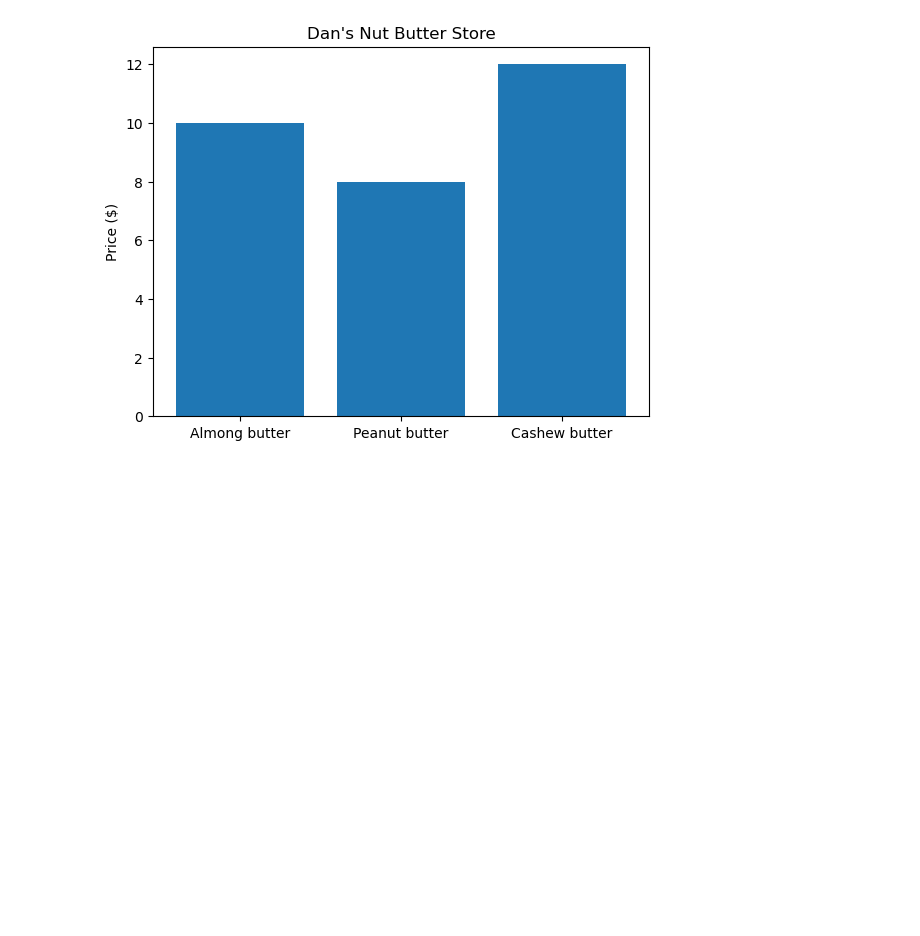
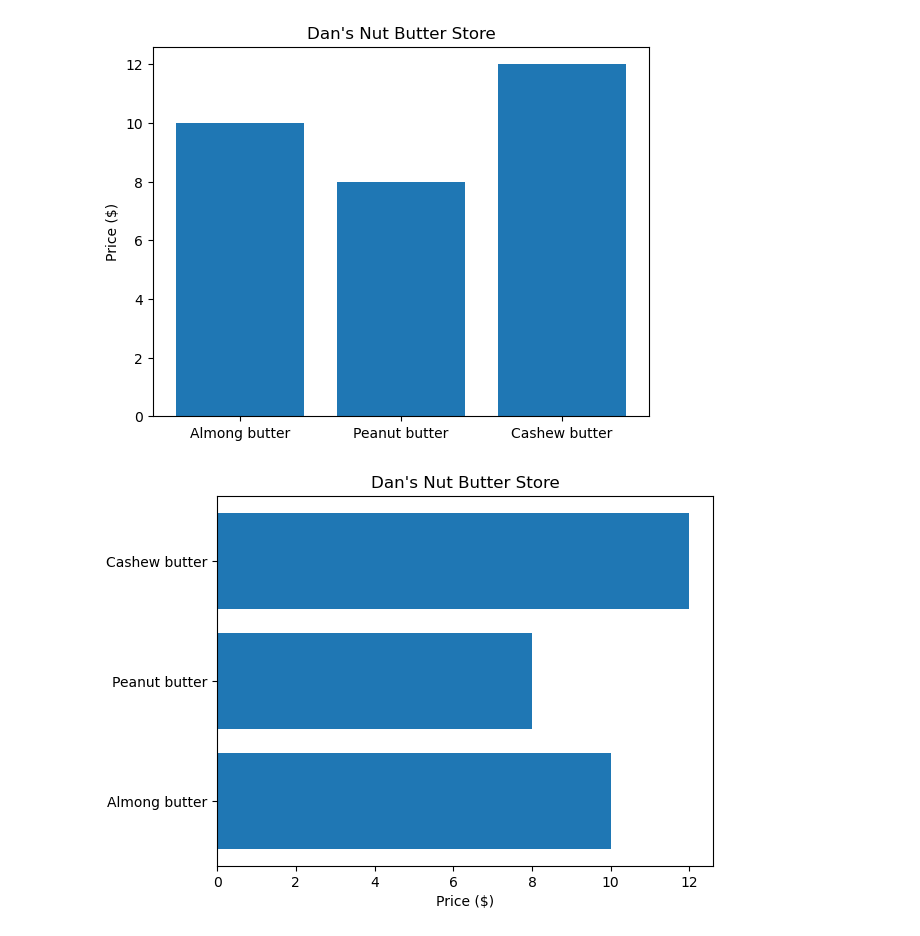
Before and after one commit to aturaritonang/numpy, a Jupyter notebook: 01 Matplot-Plotting and Data Visualization.ipynb, the cells around one changed output. Saved outputs shown, nothing was run; the diff lists cells and outputs as text; code cells hidden in the pictures; blank space fills up the shorter version.

```diff
--- a/01 Matplot-Plotting and Data Visualization.ipynb
+++ b/01 Matplot-Plotting and Data Visualization.ipynb
@@ -120,3 +120,11 @@ ax.set(title="Dan's Nut Butter Store",
 plt.show(block=True)
 # %% [output]
 [figure]
+# %%
+fig, ax = plt.subplots()
+ax.barh(nut_butter_prices.keys(), nut_butter_prices.values())
+ax.set(title="Dan's Nut Butter Store",
+      xlabel="Price ($)")
+plt.show(block=True)
+# %% [output]
+[figure, added]
```
Also changed, not shown: parts of 15 cells of this notebook, 1 other file.
